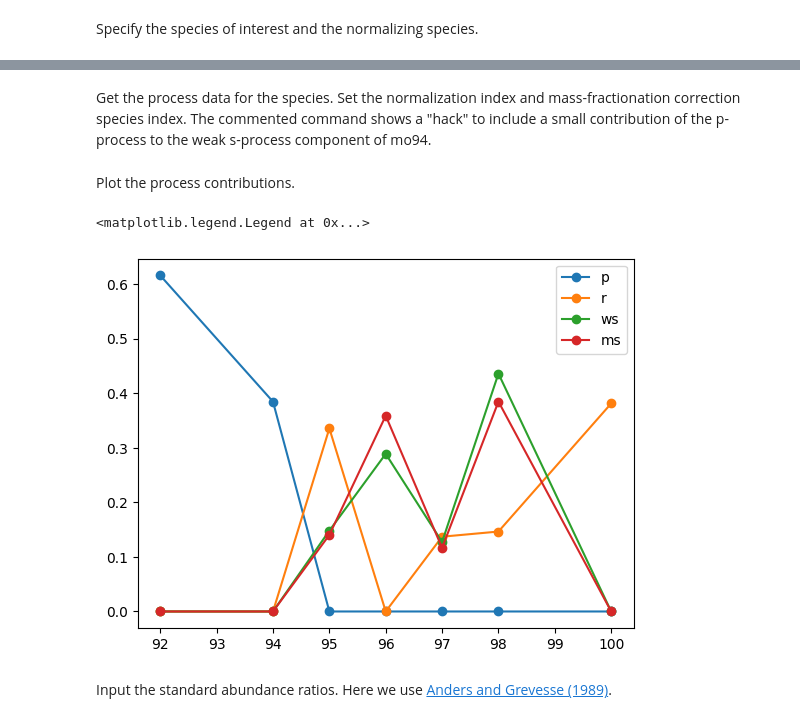
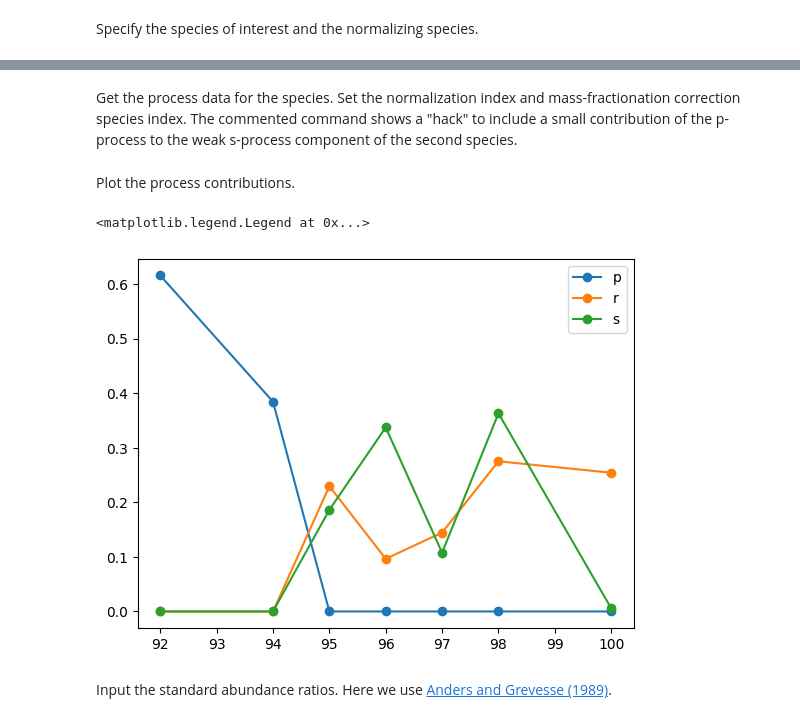
Before and after one commit to mbradle/rsp_mix, a Jupyter notebook: mu_mix.ipynb, the cells around one changed output, grey strips where cells are left out. Cells and saved outputs as stored; diff of their text form; code cells hidden in the pictures.

```diff
--- a/mu_mix.ipynb
+++ b/mu_mix.ipynb
@@ -52,0 +56,6 @@ def get_proc(sp, norm_species):
+# %%
+def get_mass_numbers(nucs, sp):
+    a = np.empty([0])
+    for species in sp:
+        a = np.append(a, nucs[species]['a'])
+    return a
@@ -85,5 +126,5 @@ sp_string = '^{i}\\rm{' + element_string + '} / ' + xml.get_latex_names(sp)[norm
 # %% [markdown]
-Get the process data for the species.  Set the normalization index and mass-fractionation correction species index.  The commented command shows a "hack" to include a small contribution of the p-process to the weak s-process component of mo94.
+Get the process data for the species.  Set the normalization index and mass-fractionation correction species index.  The commented command shows a "hack" to include a small contribution of the p-process to the weak s-process component of the second species.
 # %%
 proc = get_proc(sp, norm_species)
 i_norm = np.where(sp == norm_species)
@@ -90,14 +132,16 @@ i_norm = np.where(sp == norm_species)
 
 #proc['ws'][1] = 0.05 * proc['p'][1]
+# %%
+a = get_mass_numbers(nucs, sp)
 # %% [markdown]
 Plot the process contributions.
 # %%
-for key in proc:
+for key in ['p', 'r', 's']:
     plt.plot(a, proc[key], 'o-', label = key)
 
 plt.legend()
 # %% [output]
 <matplotlib.legend.Legend at 0x...>
-[figure, old version]
+[figure, new version]
 # %% [markdown]
 Input the standard abundance ratios.  Here we use [Anders and Grevesse (1989)](https://osf.io/udvsk/).
```
Also changed, not shown: parts of 44 cells of this notebook, 1 other file.
